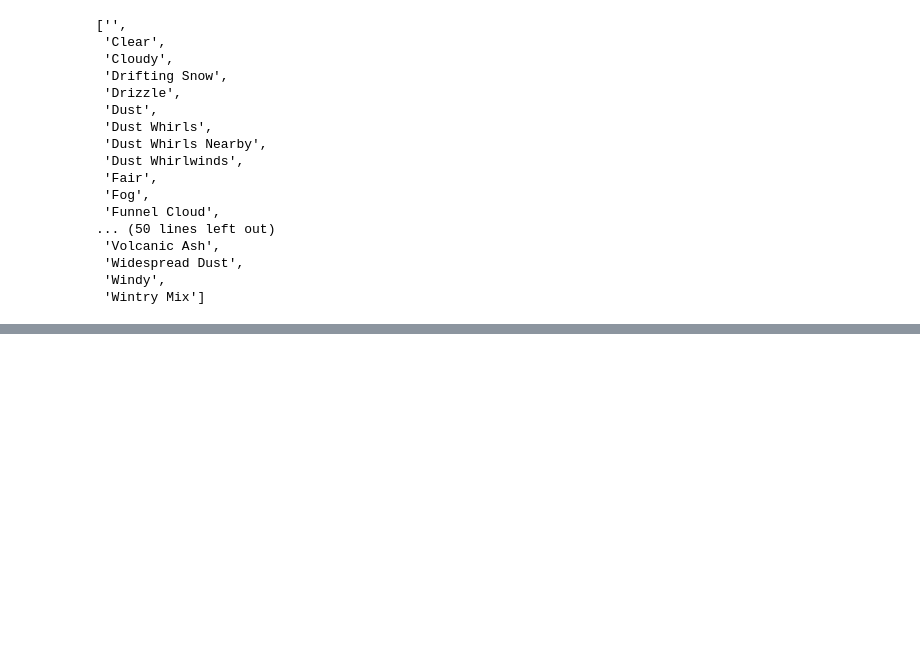
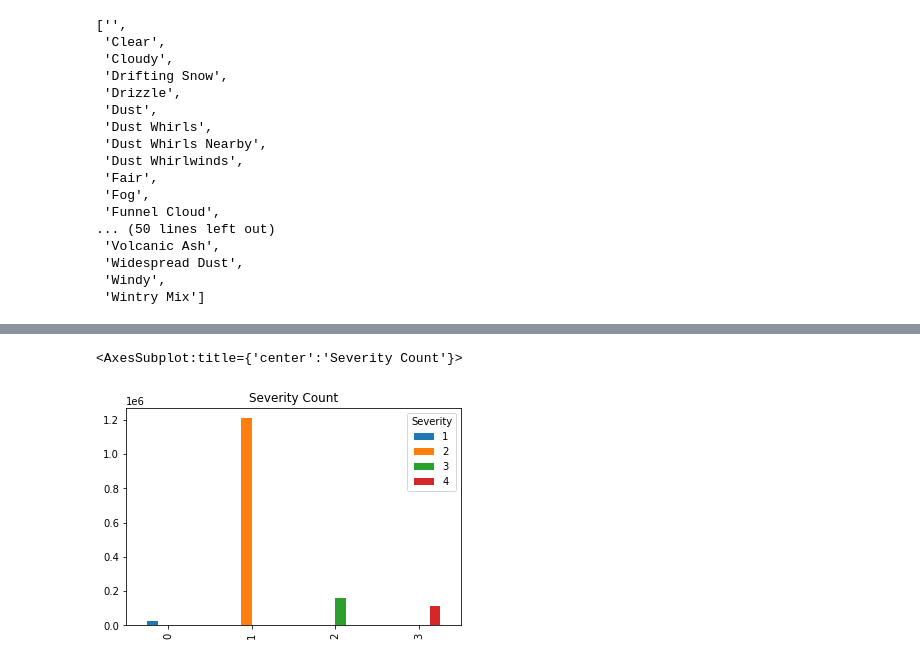
Before and after one commit to AlekseiPronin/FinalProject_DataAnalysis_US_Accidents, a Jupyter notebook: EDA.ipynb, the cells around one changed output, grey strips where cells are left out. Cells and saved outputs as stored; diff of their text form; code cells hidden in the pictures; blank space fills up the shorter version.

```diff
--- a/EDA.ipynb
+++ b/EDA.ipynb
@@ -414,0 +419,13 @@ df['Fog'] = np.where(df['Weather_Condition'].str.contains('Fog', case=False, na
+# %%
+# Filling NA in the new features where Weather Conditions vallue was missing
+# Converting them to boolean and dropping Weather_Conditions column
+
+weather = ['Clear','Cloud','Rain','Heavy_Rain','Snow','Heavy_Snow','Fog']
+for i in weather:
+    df.loc[df['Weather_Condition'].isnull(),i] = df.loc[df['Weather_Condition'].isnull(),'Weather_Condition']
+    df[i] = df[i].astype('bool')
+
+## Checking null values
+#df[weather].isnull().sum()
+
+df = df.drop(['Weather_Condition'], axis=1)
@@ -414,0 +461,16 @@ df['Fog'] = np.where(df['Weather_Condition'].str.contains('Fog', case=False, na
+# %%
+# Dropping 'Number' and 'Wind_Chill(F)'
+df = df.drop(['Number','Wind_Chill(F)'], axis=1)
+
+# Dropping NAs from 'City', 'Zipcode', 'Timezone', 'Airport_Code',
+#'Sunrise_Sunset', 'Civil_Twilight', 'Nautical_Twighlight', 'Astronomical_Twighlight'
+df = df.dropna(subset=['City','Zipcode','Timezone','Airport_Code',
+                       'Sunrise_Sunset','Civil_Twilight','Nautical_Twilight','Astronomical_Twilight'])
+# %%
+## try to plot source
+
+df_severity = df.groupby(['Severity']).size().reset_index().pivot(columns='Severity', values=0)
+df_severity.plot(kind='bar', title='Severity Count')
+# %% [output]
+<AxesSubplot:title={'center':'Severity Count'}>
+[figure, added]
```
Also changed, not shown: parts of 3 cells of this notebook.
